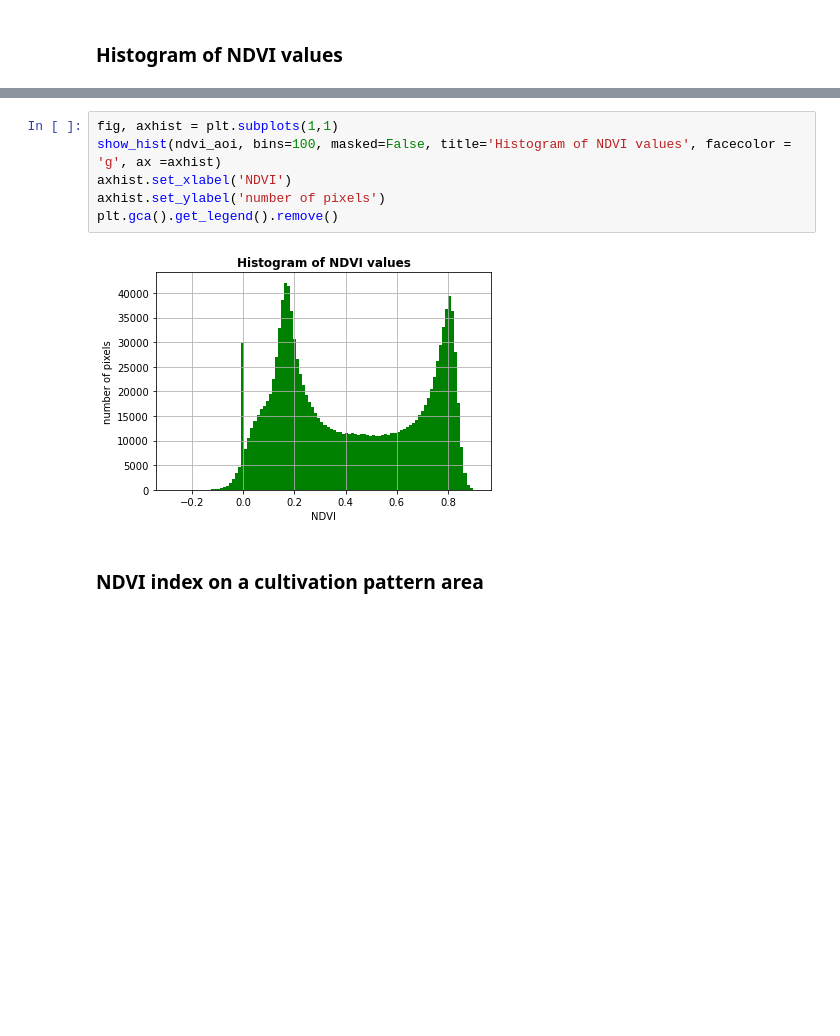
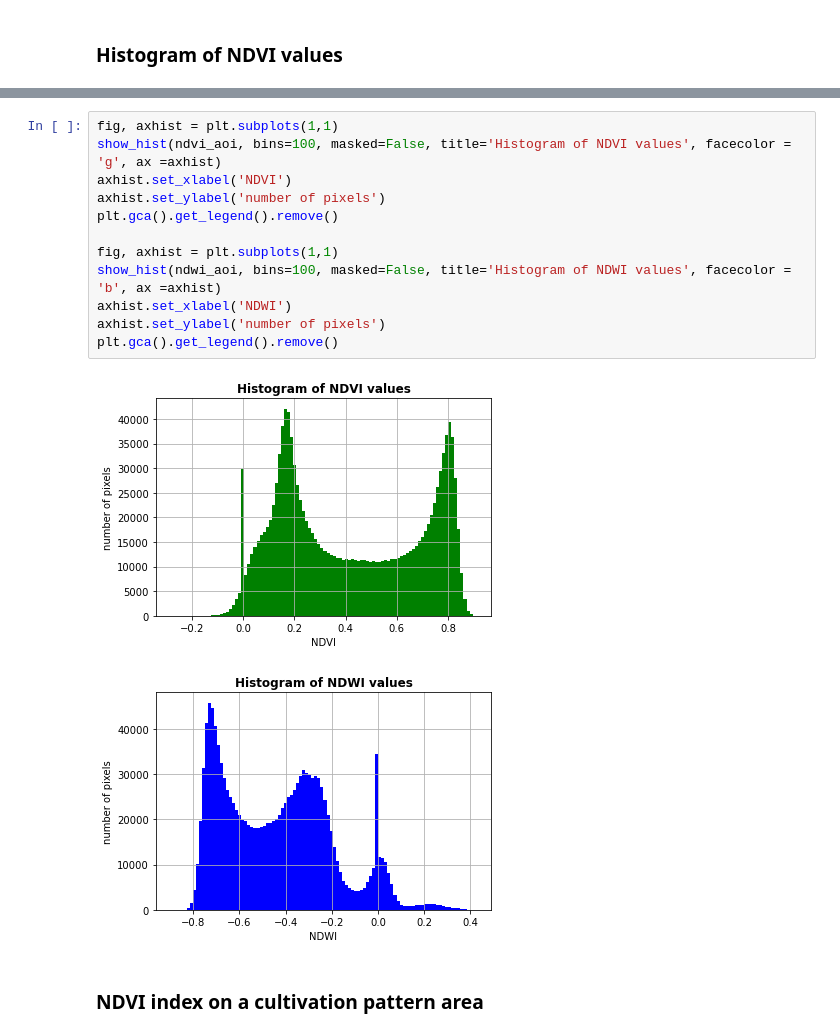
Before and after one commit to wekeo/DEFUNCT-wekeo-jupyter-lab, a Jupyter notebook: land/Land_S2_CLC_processing.ipynb, the cells around one changed output, grey strips where cells are left out. Saved outputs shown, nothing was run; the diff lists cells and outputs as text; blank space fills up the shorter version.

```diff
--- a/land/Land_S2_CLC_processing.ipynb
+++ b/land/Land_S2_CLC_processing.ipynb
@@ -164,11 +237,18 @@ If the NDVI values for the area are summarised as a histogram the two main level
 # %%
 fig, axhist = plt.subplots(1,1)
 show_hist(ndvi_aoi, bins=100, masked=False, title='Histogram of NDVI values', facecolor = 'g', ax =axhist)
 axhist.set_xlabel('NDVI')
 axhist.set_ylabel('number of pixels')
 plt.gca().get_legend().remove()
+
+fig, axhist = plt.subplots(1,1)
+show_hist(ndwi_aoi, bins=100, masked=False, title='Histogram of NDWI values', facecolor = 'b', ax =axhist)
+axhist.set_xlabel('NDWI')
+axhist.set_ylabel('number of pixels')
+plt.gca().get_legend().remove()
 # %% [output]
 [figure]
+[figure, added]
 # %% [markdown]
 ### NDVI index on a cultivation pattern area
 # %% [markdown]
```
Also changed, not shown: parts of 19 cells of this notebook, 1 other file.
